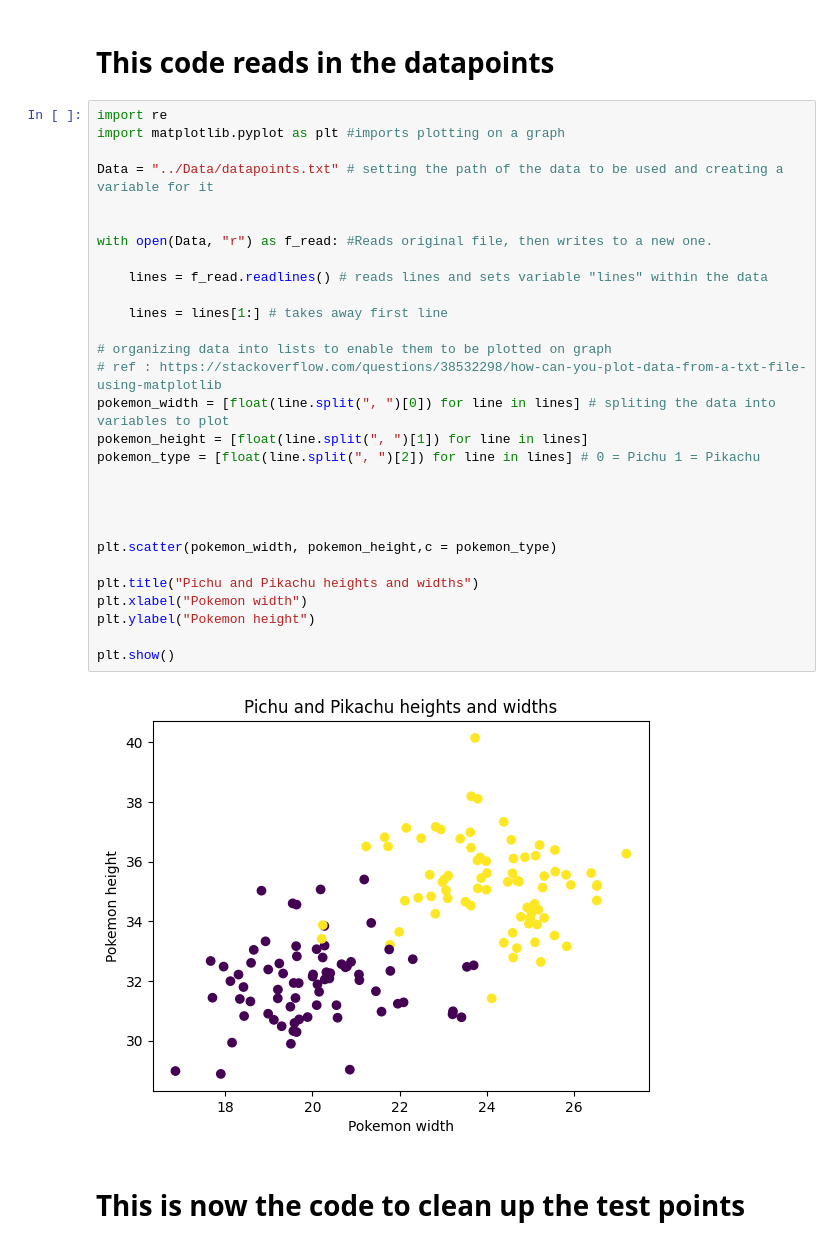
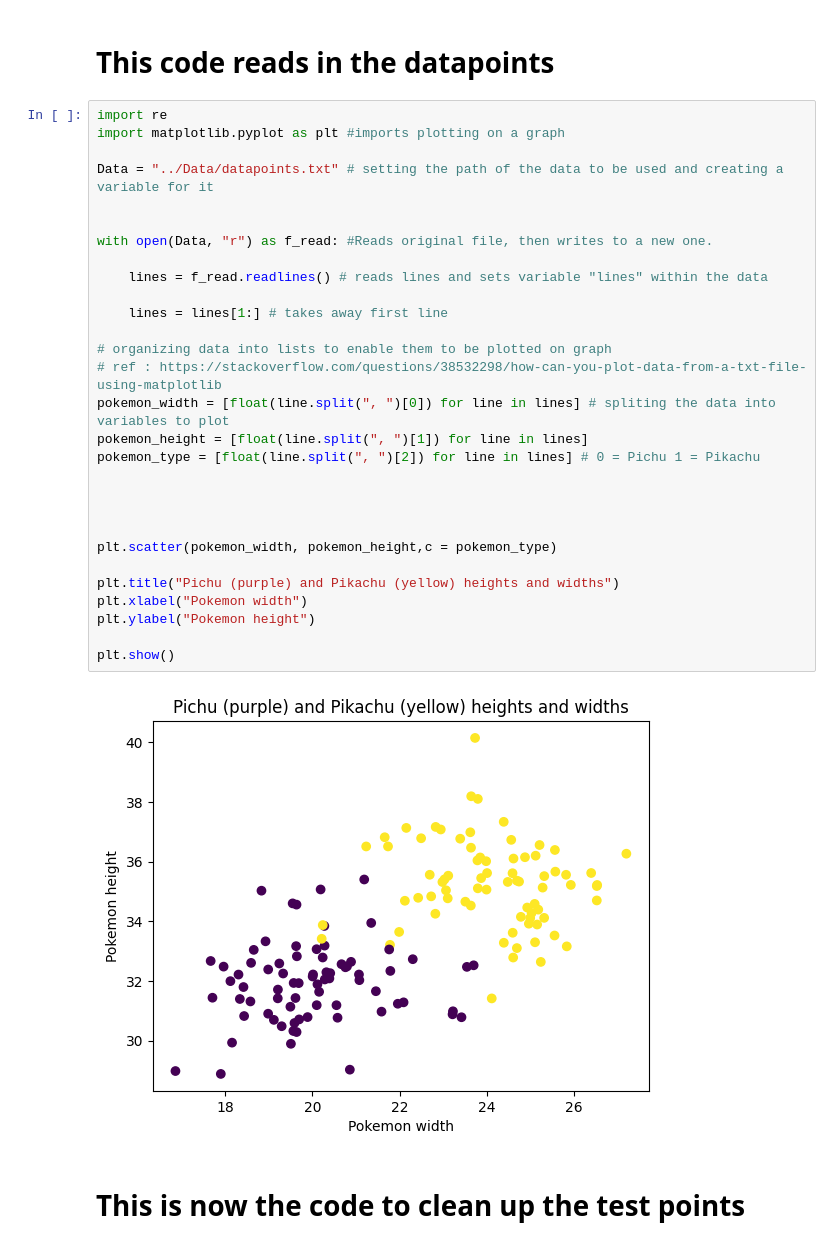
Before and after one commit to SCGlass/python-sam-glass, a Jupyter notebook: Labs/Lab_2_machine_learning.ipynb, the cells around one changed output. Saved outputs shown, nothing was run; the diff lists cells and outputs as text.

```diff
--- a/Labs/Lab_2_machine_learning.ipynb
+++ b/Labs/Lab_2_machine_learning.ipynb
@@ -5,34 +5,34 @@
 # %%
 import re
 import matplotlib.pyplot as plt #imports plotting on a graph
 
 Data = "../Data/datapoints.txt" # setting the path of the data to be used and creating a variable for it
 
 
 with open(Data, "r") as f_read: #Reads original file, then writes to a new one.
 
     lines = f_read.readlines() # reads lines and sets variable "lines" within the data
 
     lines = lines[1:] # takes away first line
 
 # organizing data into lists to enable them to be plotted on graph
 # ref : https://stackoverflow.com/questions/38532298/how-can-you-plot-data-from-a-txt-file-using-matplotlib
 pokemon_width = [float(line.split(", ")[0]) for line in lines] # spliting the data into variables to plot
 pokemon_height = [float(line.split(", ")[1]) for line in lines]
 pokemon_type = [float(line.split(", ")[2]) for line in lines] # 0 = Pichu 1 = Pikachu
 
 
 
 
 plt.scatter(pokemon_width, pokemon_height,c = pokemon_type)
 
-plt.title("Pichu and Pikachu heights and widths")
+plt.title("Pichu (purple) and Pikachu (yellow) heights and widths")
 plt.xlabel("Pokemon width")
 plt.ylabel("Pokemon height")
 
 plt.show()
 # %% [output]
-[figure, old version]
+[figure, new version]
 # %% [markdown]
 # This is now the code to clean up the test points
 # %%
```
Also changed, not shown: parts of 5 cells of this notebook.
